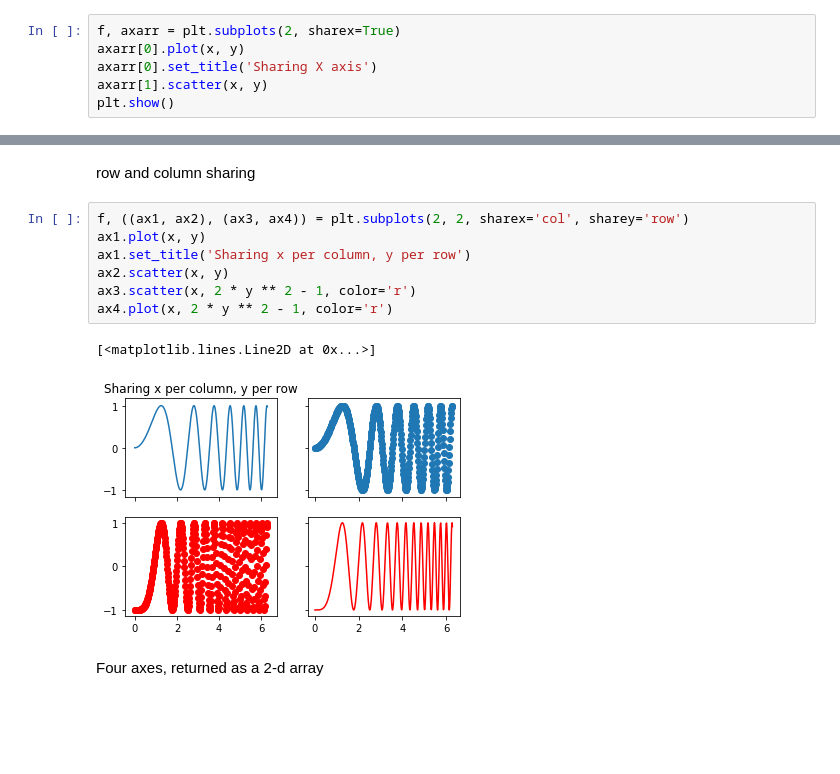
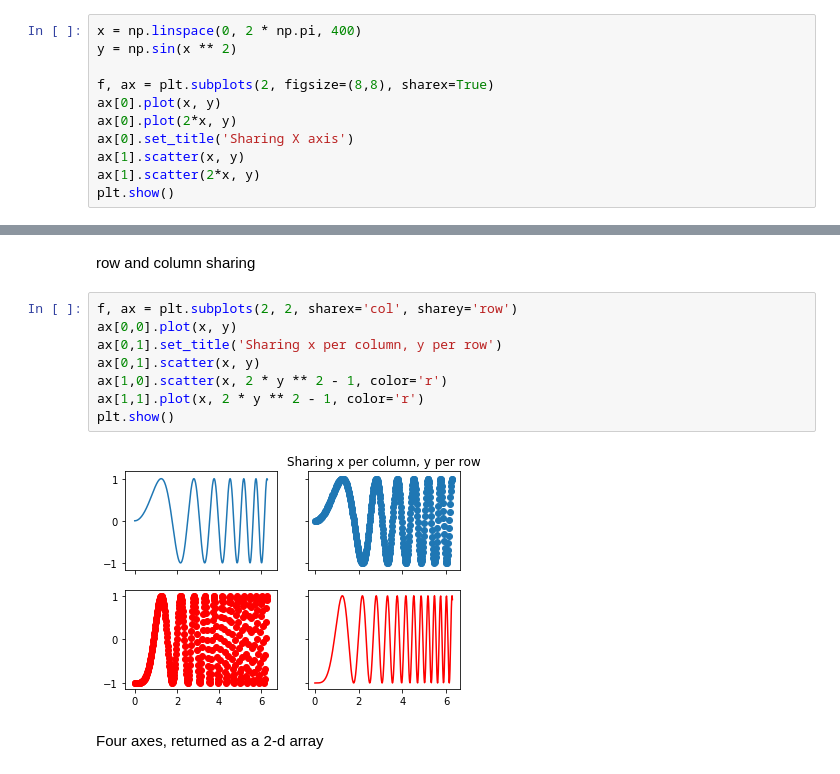
Before and after one commit to FGV-EMAp/FGV_Programming_Languages, a Jupyter notebook: Python/Notebooks/Aula_12_Numpy_Matplotlib_Pandas.ipynb, the cells around one changed output, grey strips where cells are left out. Saved outputs shown, nothing was run; the diff lists cells and outputs as text; blank space fills up the shorter version.

```diff
--- a/Python/Notebooks/Aula_12_Numpy_Matplotlib_Pandas.ipynb
+++ b/Python/Notebooks/Aula_12_Numpy_Matplotlib_Pandas.ipynb
@@ -360,9 +365,14 @@ plt.show()
 # %% [markdown]
 Two subplots, the axes array is 1-d
 # %%
-f, axarr = plt.subplots(2, sharex=True)
-axarr[0].plot(x, y)
-axarr[0].set_title('Sharing X axis')
-axarr[1].scatter(x, y)
+x = np.linspace(0, 2 * np.pi, 400)
+y = np.sin(x ** 2)
+
+f, ax = plt.subplots(2, figsize=(8,8), sharex=True)
+ax[0].plot(x, y)
+ax[0].plot(2*x, y)
+ax[0].set_title('Sharing X axis')
+ax[1].scatter(x, y)
+ax[1].scatter(2*x, y)
 plt.show()
 # %% [output]
@@ -394,15 +404,15 @@ plt.show()
 # %% [markdown]
 row and column sharing
 # %%
-f, ((ax1, ax2), (ax3, ax4)) = plt.subplots(2, 2, sharex='col', sharey='row')
-ax1.plot(x, y)
-ax1.set_title('Sharing x per column, y per row')
-ax2.scatter(x, y)
-ax3.scatter(x, 2 * y ** 2 - 1, color='r')
-ax4.plot(x, 2 * y ** 2 - 1, color='r')
+f, ax = plt.subplots(2, 2, sharex='col', sharey='row')
+ax[0,0].plot(x, y)
+ax[0,1].set_title('Sharing x per column, y per row')
+ax[0,1].scatter(x, y)
+ax[1,0].scatter(x, 2 * y ** 2 - 1, color='r')
+ax[1,1].plot(x, 2 * y ** 2 - 1, color='r')
+plt.show()
 # %% [output]
-[<matplotlib.lines.Line2D at 0x...>]
-[figure, old version]
+[figure, new version]
 # %% [markdown]
 Four axes, returned as a 2-d array
 # %%
```
Also changed, not shown: parts of 16 cells of this notebook.
